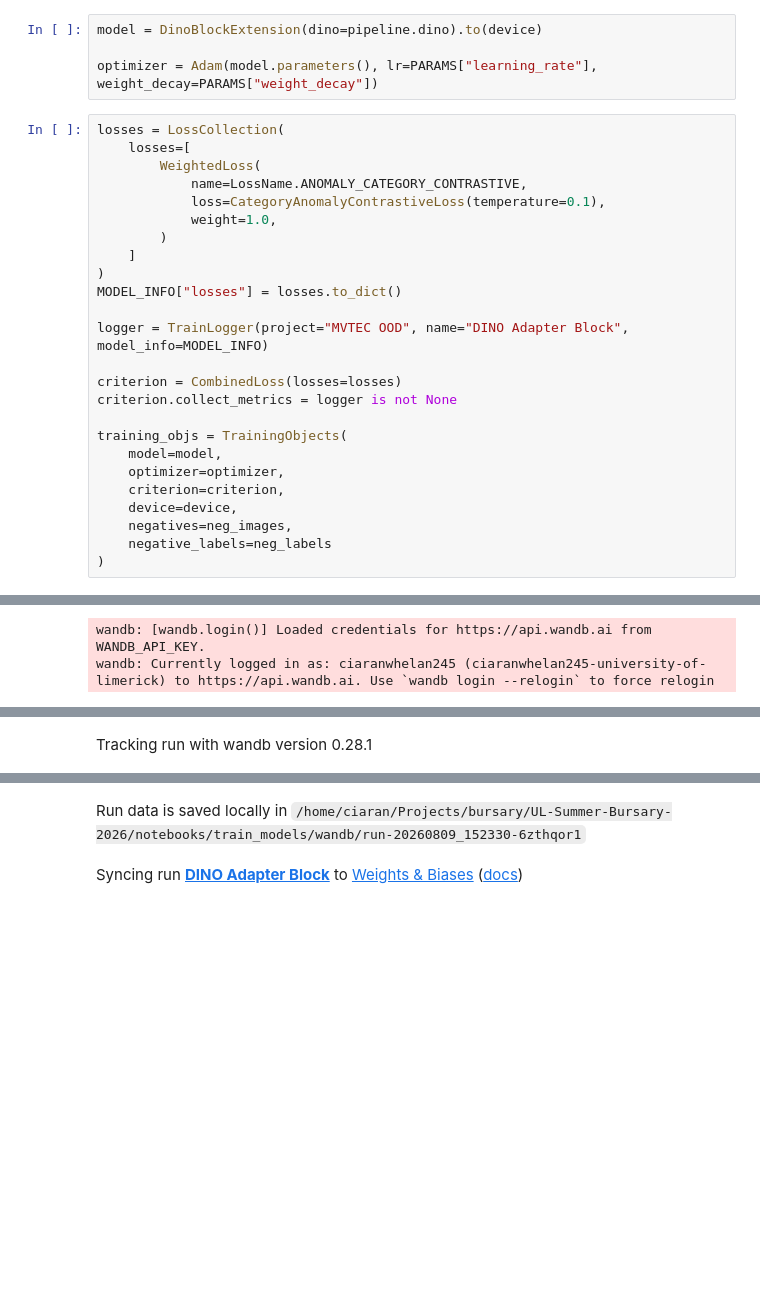
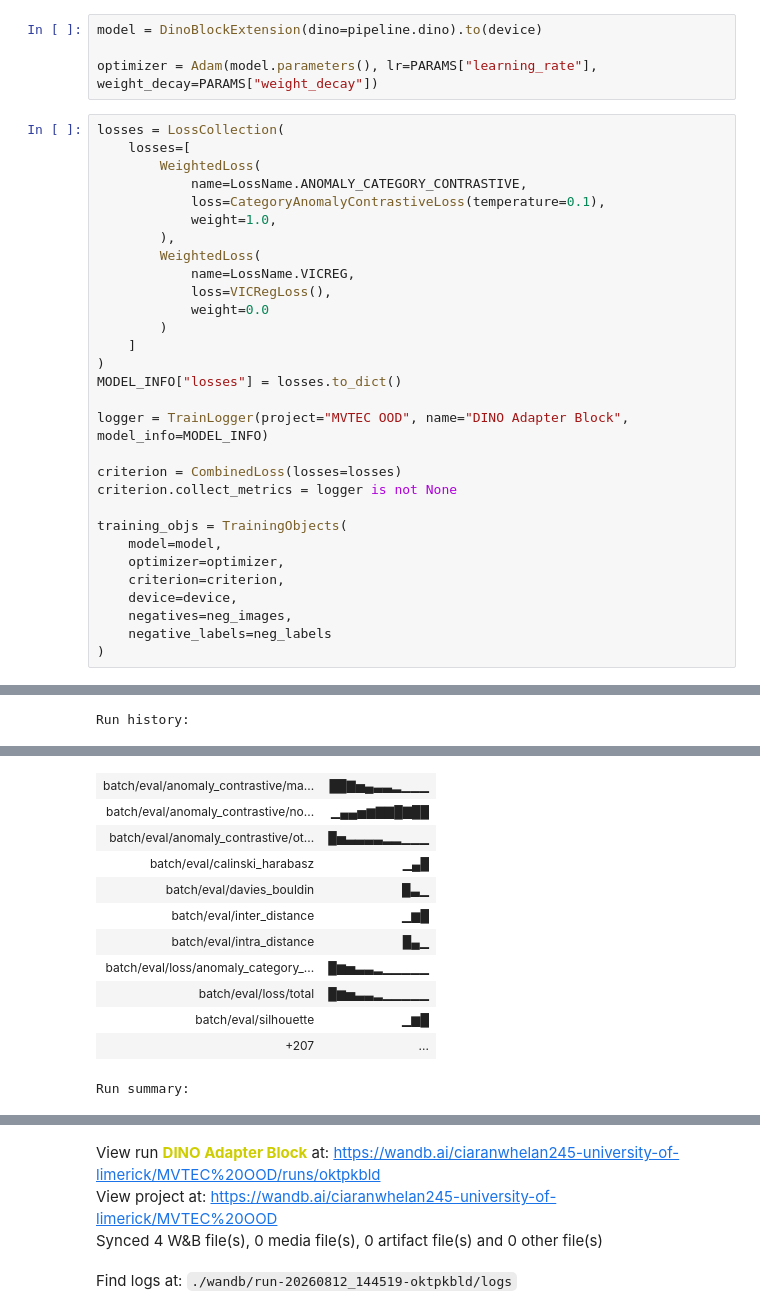
Before and after one commit to CiaranW005/UL-Summer-Bursary-2026, a Jupyter notebook: notebooks/train_models/dino_adapter_block.ipynb, the cells around one changed output, grey strips where cells are left out. Saved outputs shown, nothing was run; the diff lists cells and outputs as text; blank space fills up the shorter version.

```diff
--- a/notebooks/train_models/dino_adapter_block.ipynb
+++ b/notebooks/train_models/dino_adapter_block.ipynb
@@ -161,6 +167,11 @@ losses = LossCollection(
             name=LossName.ANOMALY_CATEGORY_CONTRASTIVE,
             loss=CategoryAnomalyContrastiveLoss(temperature=0.1),
             weight=1.0,
+        ),
+        WeightedLoss(
+            name=LossName.VICREG,
+            loss=VICRegLoss(),
+            weight=0.0
         )
     ]
 )
@@ -183,2 +196 @@ training_objs = TrainingObjects(
-wandb: [wandb.login()] Loaded credentials for https://api.wandb.ai from WANDB_API_KEY.
-wandb: Currently logged in as: ciaranwhelan245 (ciaranwhelan245-university-of-limerick) to https://api.wandb.ai. Use `wandb login --relogin` to force relogin
+Run history:
@@ -186 +197,12 @@ wandb: Currently logged in as: ciaranwhelan245 (ciaranwhelan245-university-of-li
-Tracking run with wandb version 0.28.1
+| batch/eval/anomaly_contrastive/ma... | ██▇▅▄▃▃▂▁▁▁ |
+| batch/eval/anomaly_contrastive/no... | ▁▄▄▅▆▇▇█▇██ |
+| batch/eval/anomaly_contrastive/ot... | █▅▃▃▃▃▂▂▁▁▁ |
+| batch/eval/calinski_harabasz | ▁▄█ |
+| batch/eval/davies_bouldin | █▃▁ |
+| batch/eval/inter_distance | ▁▆█ |
+| batch/eval/intra_distance | █▄▁ |
+| batch/eval/loss/anomaly_category_... | █▆▅▃▃▂▁▁▁▁▁ |
+| batch/eval/loss/total | █▆▅▃▃▂▁▁▁▁▁ |
+| batch/eval/silhouette | ▁▆█ |
+| +207 | ... |
+Run summary:
@@ -187,2 +220,4 @@ Tracking run with wandb version 0.28.1
-Run data is saved locally in /home/ciaran/Projects/bursary/UL-Summer-Bursary-2026/notebooks/train_models/wandb/run-20260809_152330-6zthqor1
+View run DINO Adapter Block at: https://wandb.ai/ciaranwhelan245-university-of-limerick/MVTEC%20OOD/runs/oktpkbld
+View project at: https://wandb.ai/ciaranwhelan245-university-of-limerick/MVTEC%20OOD
+Synced 4 W&B file(s), 0 media file(s), 0 artifact file(s) and 0 other file(s)
-Syncing run DINO Adapter Block to Weights & Biases (docs)
+Find logs at: ./wandb/run-20260812_144519-oktpkbld/logs
```
Also changed, not shown: parts of 8 cells of this notebook, 37 other files.
